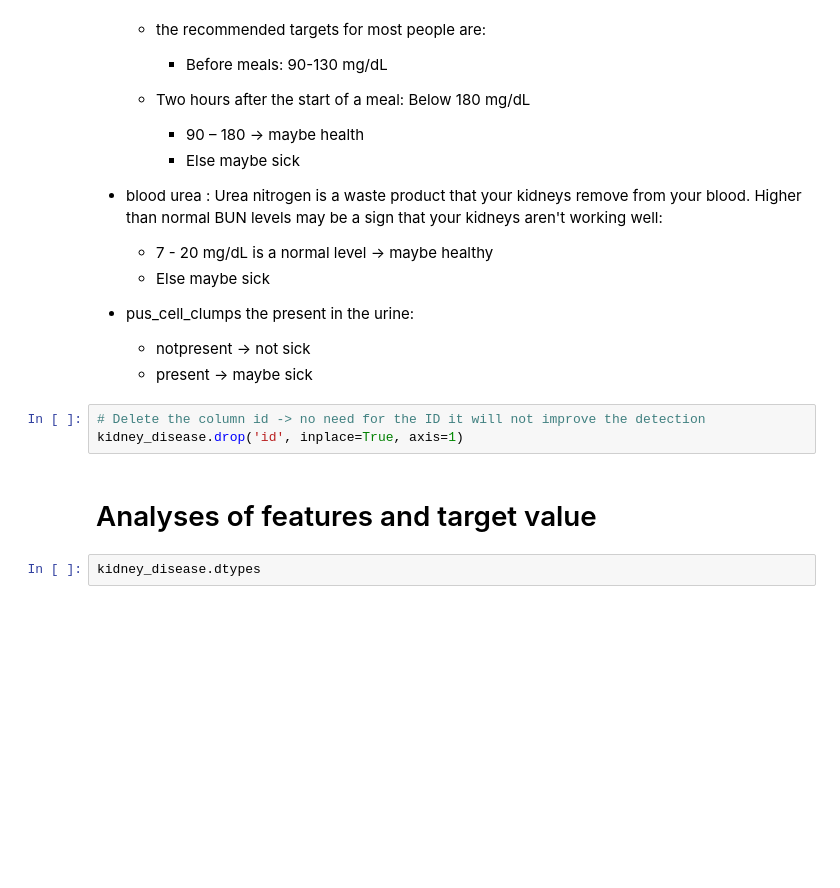
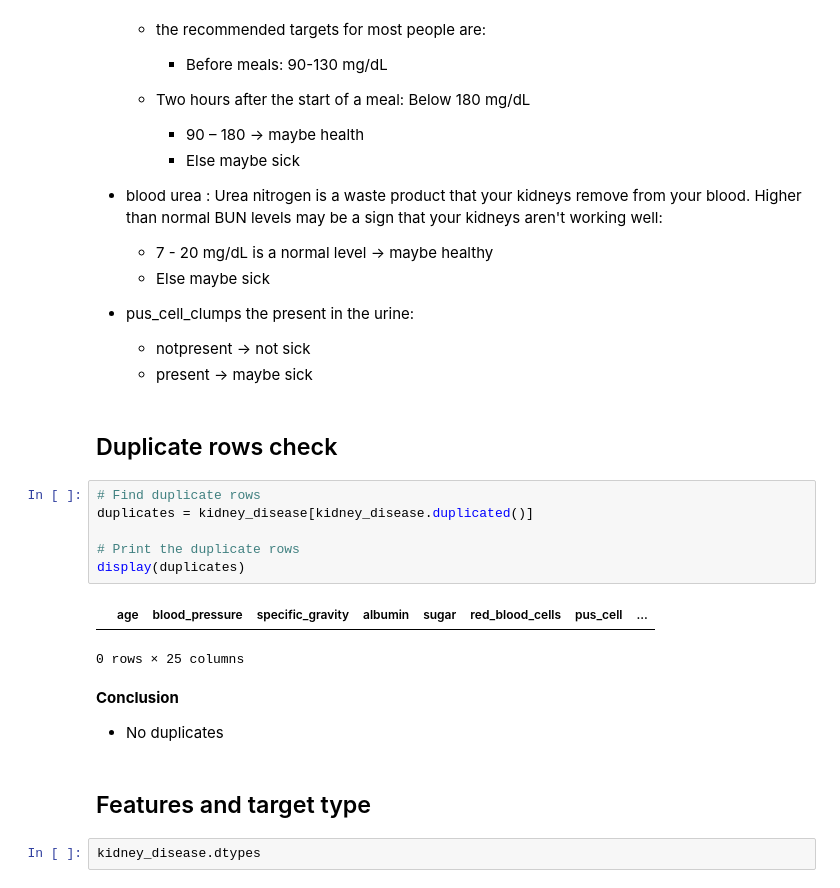
Before and after one commit to Molrn/chronic-kidney-disease, a Jupyter notebook: data_cleaning.ipynb, the cells around one changed output. Drawn from its saved outputs; the diff is of its cells as text; blank space fills up the shorter version.

```diff
--- a/data_cleaning.ipynb
+++ b/data_cleaning.ipynb
@@ -116,11 +124,22 @@ kidney_disease.columns = ['id', 'age', 'blood_pressure', 'specific_gravity', 'al
 
     - notpresent -> not sick
     - present -> maybe sick
-# %%
-# Delete the column id -> no need for the ID it will not improve the detection
-kidney_disease.drop('id', inplace=True, axis=1)
+# %% [markdown]
+## Duplicate rows check
+# %%
+# Find duplicate rows
+duplicates = kidney_disease[kidney_disease.duplicated()]
+
+# Print the duplicate rows
+display(duplicates)
+# %% [output]
+|  | age | blood_pressure | specific_gravity | albumin | sugar | red_blood_cells | pus_cell | ... |
+0 rows × 25 columns
+# %% [markdown]
+**Conclusion**
+- No duplicates
 # %% [markdown]
-# Analyses of features and target value
+## Features and target type
 # %%
 kidney_disease.dtypes
 # %% [output]
```
Also changed, not shown: parts of 40 cells of this notebook, 2 other files.
